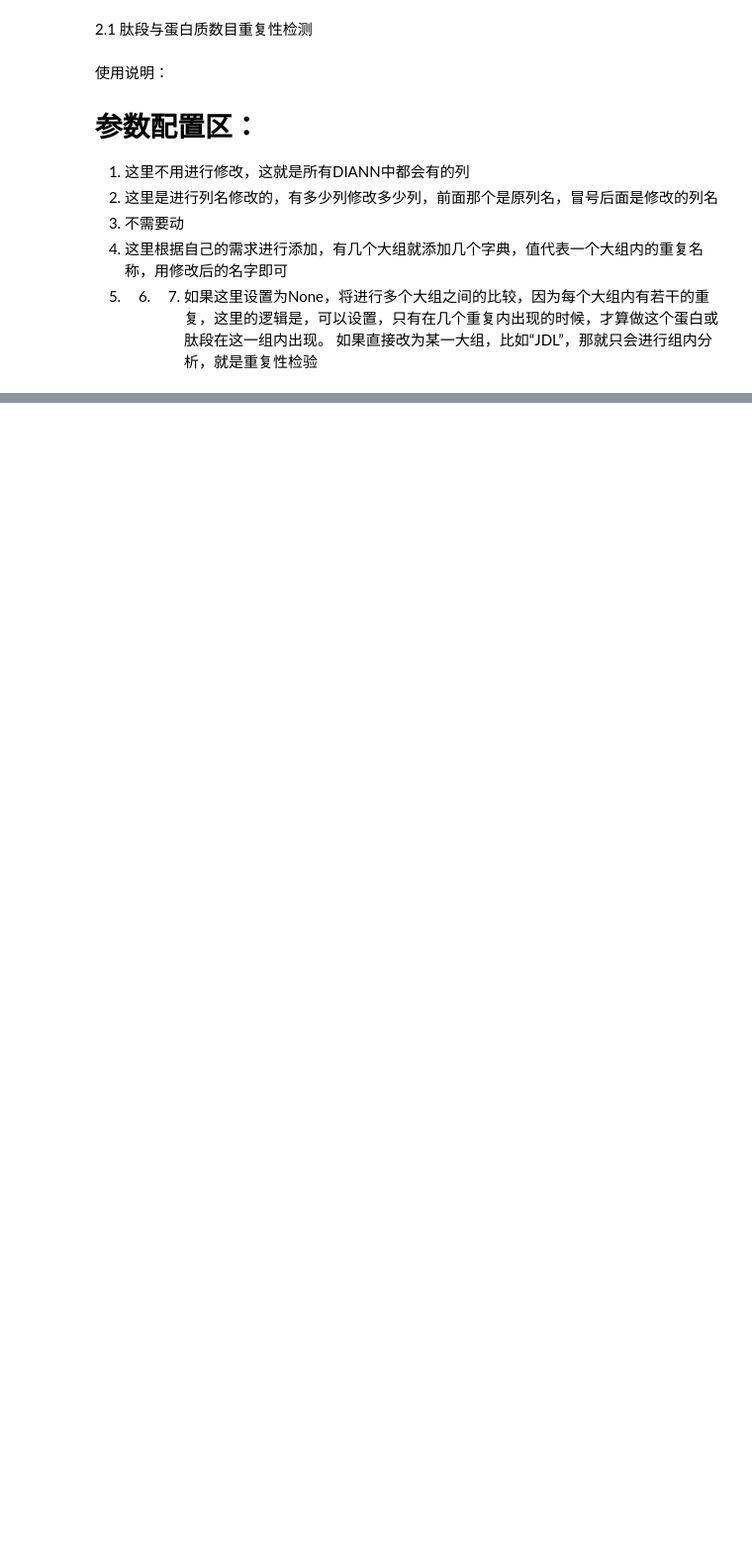
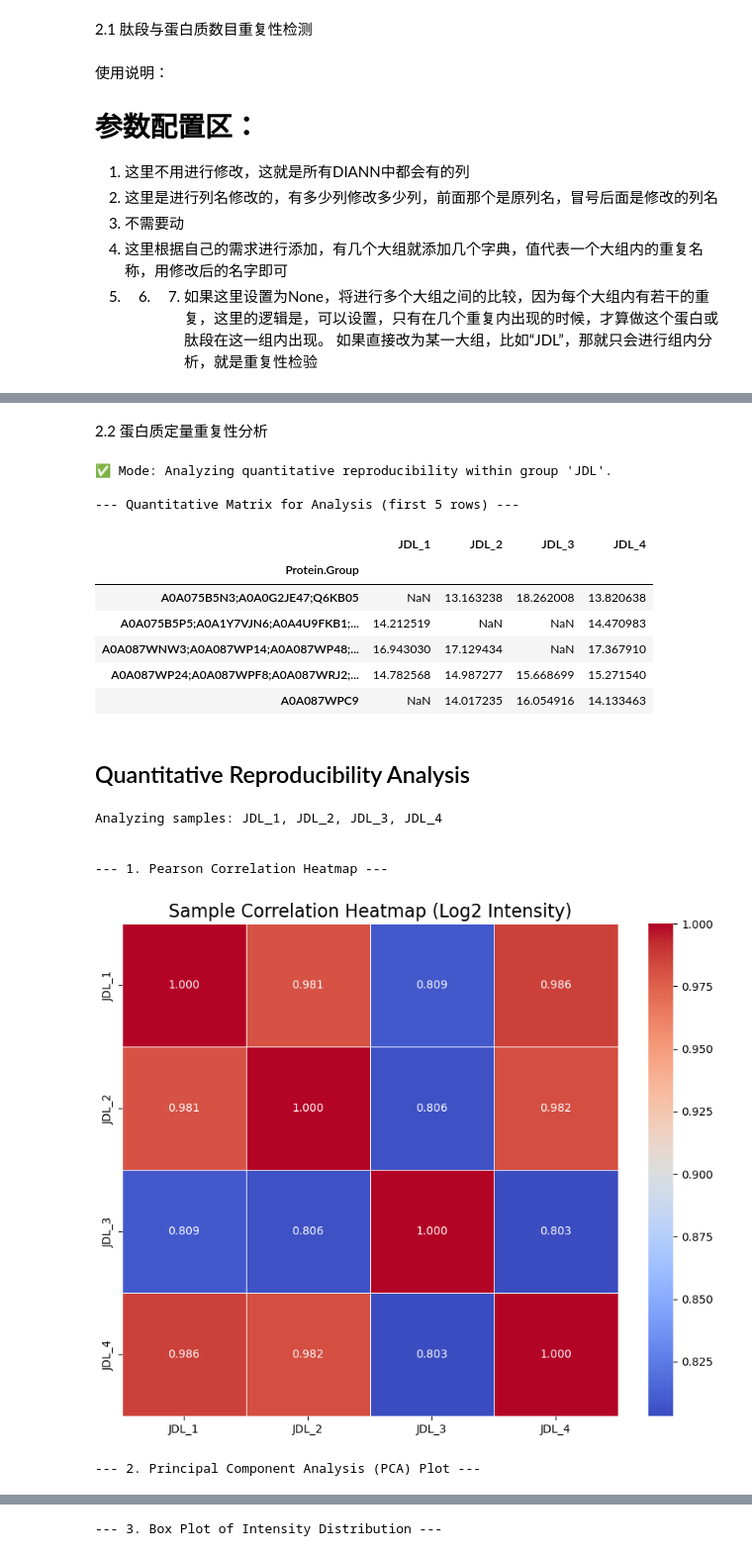
Before and after one commit to Jasper-delong/DIANN_Data_Preprocessing, a Jupyter notebook: scripts/preprocessing/preprocessing.ipynb, the cells around one changed output, grey strips where cells are left out. Shown at 99% size. Saved outputs shown, nothing was run; the diff lists cells and outputs as text; code cells hidden in the pictures; blank space fills up the shorter version.

```diff
--- a/scripts/preprocessing/preprocessing.ipynb
+++ b/scripts/preprocessing/preprocessing.ipynb
@@ -380,0 +412,2 @@ Analyzing samples: JDL_1, JDL_2, JDL_4
+# %% [markdown]
+2.2 蛋白质定量重复性分析
@@ -380,0 +512,63 @@ Analyzing samples: JDL_1, JDL_2, JDL_4
+# %%
+# ==============================================================================
+#                      定量重复性分析 - 主逻辑执行区 (更新版)
+#             该代码框会根据您的【初始配置】自动执行定量QC分析
+# ==============================================================================
+
+# --- 1. 决定要分析的样本列 ---
+columns_for_qc = []
+if GROUP_TO_ANALYZE and GROUP_TO_ANALYZE in GROUP_DEFINITIONS:
+    columns_for_qc = GROUP_DEFINITIONS[GROUP_TO_ANALYZE]
+    print(f"✅ Mode: Analyzing quantitative reproducibility within group '{GROUP_TO_ANALYZE}'.")
+else:
+    all_defined_samples = [sample for group_samples in GROUP_DEFINITIONS.values() for sample in group_samples]
+    columns_for_qc = sorted(list(set(all_defined_samples)))
+    print(f"✅ Mode: Analyzing quantitative reproducibility across all defined samples.")
+
+# --- 2. 准备PCA图所需的分组信息 ---
+group_mapping = {
+    sample: group_name
+    for group_name, samples in GROUP_DEFINITIONS.items()
+    for sample in samples
+}
+
+# --- 3. 【新增代码】准备并展示用于分析的定量矩阵 ---
+if columns_for_qc:
+    # a. 从protein_df中选取相关的样本列
+    quant_df_subset = protein_df[columns_for_qc]
+
+    # b. 进行Log2转换，得到最终用于分析的矩阵
+    quant_df_log2_for_display = np.log2(quant_df_subset + 1)
+
+    # c. 打印出Log2转换后的定量矩阵的前5行，让您直观感受
+    print("\n--- Quantitative Matrix for Analysis (first 5 rows) ---")
+    display(quant_df_log2_for_display.head())
+
+# --- 4. 执行核心分析 ---
+if columns_for_qc:
+    # 调用函数，对蛋白质数据进行分析
+    analyze_quantitative_reproducibility(
+        dataframe=protein_df,
+        columns_to_analyze=columns_for_qc,
+        group_mapping=group_mapping
+    )
+else:
+    print("❌ Error: No sample columns found for analysis. Please check your configuration.")
+# %% [output]
+✅ Mode: Analyzing quantitative reproducibility within group 'JDL'.
+
+--- Quantitative Matrix for Analysis (first 5 rows) ---
+|  | JDL_1 | JDL_2 | JDL_3 | JDL_4 |
+| Protein.Group |  |  |  |  |
+| A0A075B5N3;A0A0G2JE47;Q6KB05 | NaN | 13.163238 | 18.262008 | 13.820638 |
+| A0A075B5P5;A0A1Y7VJN6;A0A4U9FKB1;... | 14.212519 | NaN | NaN | 14.470983 |
+| A0A087WNW3;A0A087WP14;A0A087WP48;... | 16.943030 | 17.129434 | NaN | 17.367910 |
+| A0A087WP24;A0A087WPF8;A0A087WRJ2;... | 14.782568 | 14.987277 | 15.668699 | 15.271540 |
+| A0A087WPC9 | NaN | 14.017235 | 16.054916 | 14.133463 |
+Quantitative Reproducibility Analysis
+Analyzing samples: JDL_1, JDL_2, JDL_3, JDL_4
+
+
+--- 1. Pearson Correlation Heatmap ---
+[figure, added]
+--- 2. Principal Component Analysis (PCA) Plot ---
@@ -380,0 +576 @@ Analyzing samples: JDL_1, JDL_2, JDL_4
+--- 3. Box Plot of Intensity Distribution ---
```
Also changed, not shown: parts of 10 cells of this notebook.
